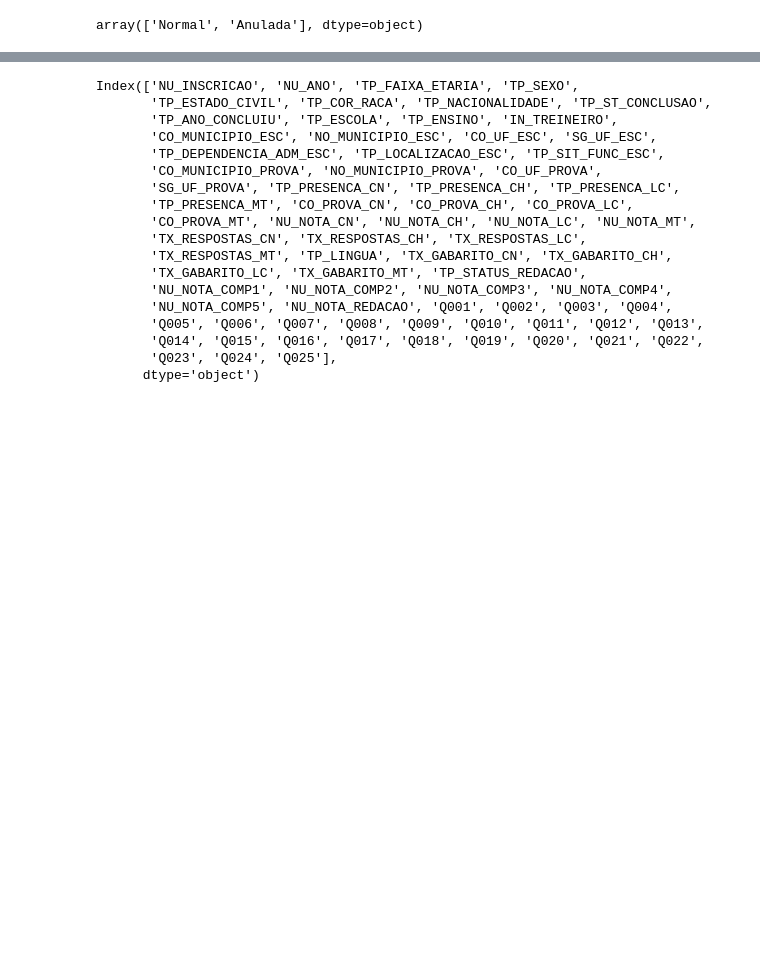
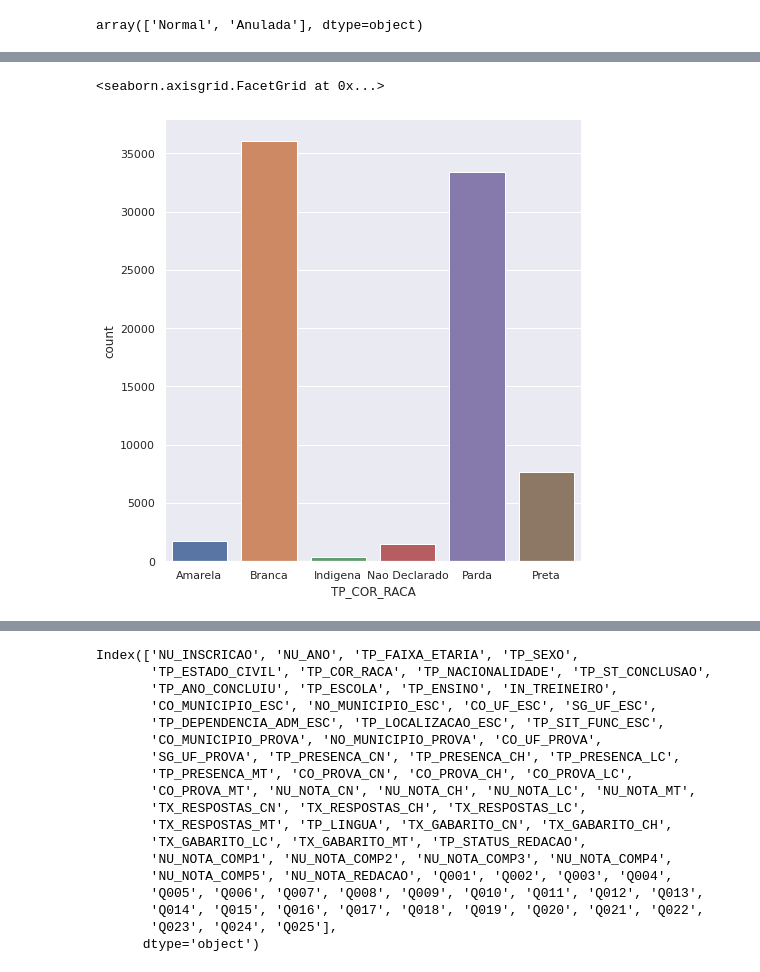
Before and after one commit to MurilloSSJ/Trabalho-CCF-425, a Jupyter notebook: Trabalho Prático.ipynb, the cells around one changed output, grey strips where cells are left out. Saved outputs shown, nothing was run; the diff lists cells and outputs as text; code cells hidden in the pictures; blank space fills up the shorter version.

```diff
--- a/Trabalho Prático.ipynb
+++ b/Trabalho Prático.ipynb
@@ -304,0 +336,7 @@ df.head()
+# %%
+df['TP_COR_RACA']
+df2 = df.sort_values(by=['TP_COR_RACA'])
+sns.catplot(x='TP_COR_RACA', kind='count', data=df2,height=7)
+# %% [output]
+<seaborn.axisgrid.FacetGrid at 0x...>
+[figure, added]
```
Also changed, not shown: parts of 21 cells of this notebook, 1 other file.
